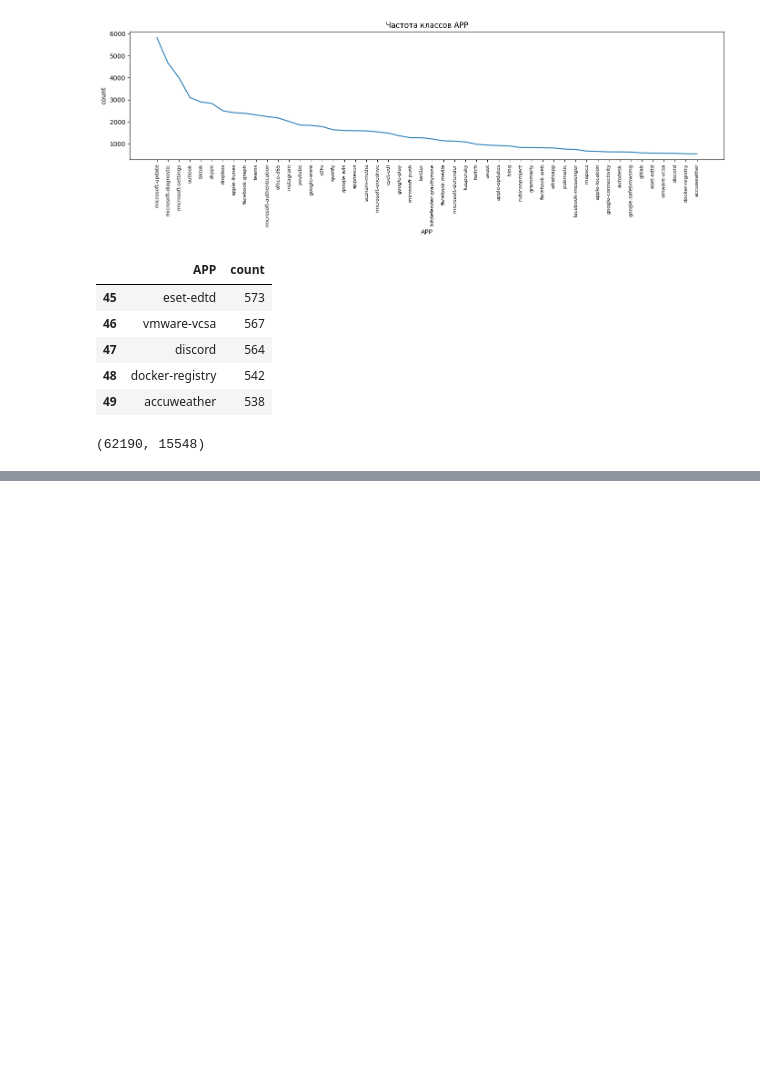
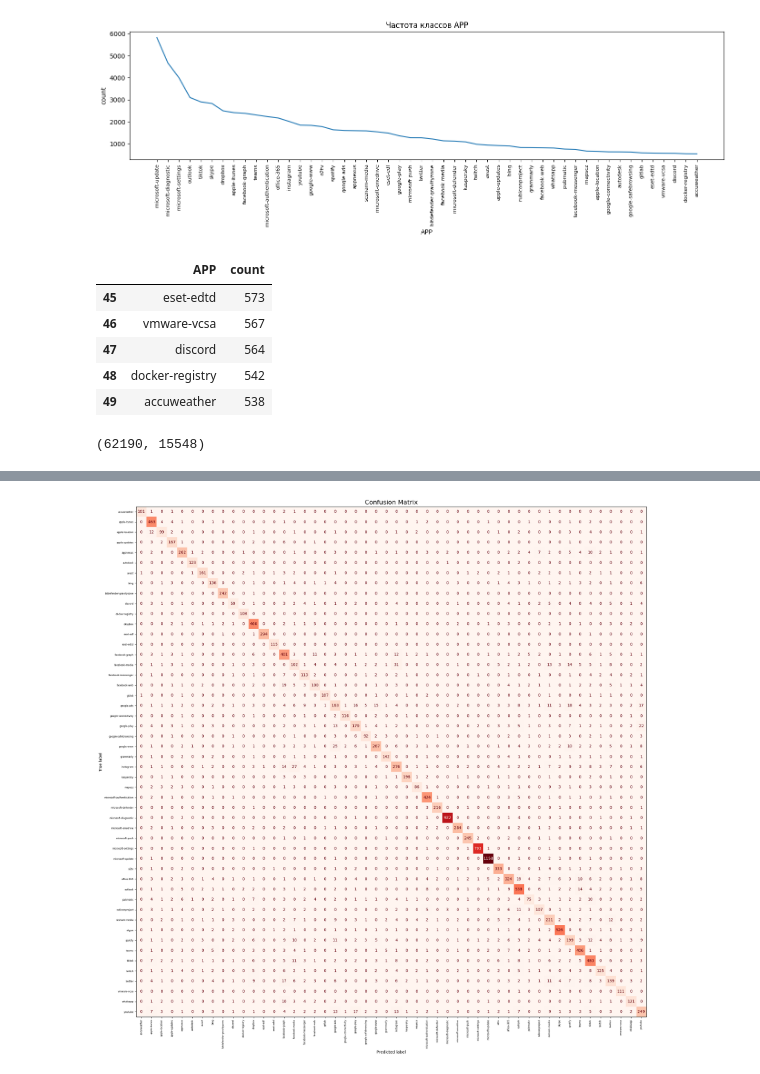
Before and after one commit to MinyaevAndrey/cesnet-tcexamples, a Jupyter notebook: notebooks/example_evaluation.ipynb, the cells around one changed output, grey strips where cells are left out. Saved outputs shown, nothing was run; the diff lists cells and outputs as text; code cells hidden in the pictures; blank space fills up the shorter version.

```diff
--- a/notebooks/example_evaluation.ipynb
+++ b/notebooks/example_evaluation.ipynb
@@ -1711,0 +1776,34 @@ plt.show()
+# %%
+# полная матрица ошибок
+from sklearn.metrics import ConfusionMatrixDisplay, confusion_matrix
+import matplotlib.pyplot as plt
+import numpy as np
+
+# 1. Явно обучаем пайплайн на тренировочных данных
+pipe_rf.fit(X_train, y_train)
+# Предсказания
+y_pred = pipe_rf.predict(X_test)
+
+# Построение матрицы
+cm = confusion_matrix(y_test, y_pred, labels=pipe_rf.classes_)
+
+# Увеличиваем холст (например, 20x20 дюймов)
+fig, ax = plt.subplots(figsize=(20, 20))
+
+# Создаем объект дисплея, но пока не рисуем
+disp = ConfusionMatrixDisplay(confusion_matrix=cm, display_labels=pipe_rf.classes_)
+
+# Рисуем.
+# ВАЖНО: передаем values_format='d' (целые числа) и добавляем colorbar=False,
+# чтобы шкала не перекрывала и без того тесные подписи.
+disp.plot(cmap='Reds', ax=ax, xticks_rotation='vertical', values_format='d', colorbar=False)
+
+# Уменьшаем размер шрифта для подписей осей (191 класс — это очень много)
+ax.set_xticklabels(ax.get_xticklabels(), fontsize=6)
+ax.set_yticklabels(ax.get_yticklabels(), fontsize=6)
+
+plt.title('Confusion Matrix', fontsize=16)
+plt.tight_layout()
+plt.show()
+# %% [output]
+[figure, added]
```
Also changed, not shown: parts of 11 cells of this notebook.
